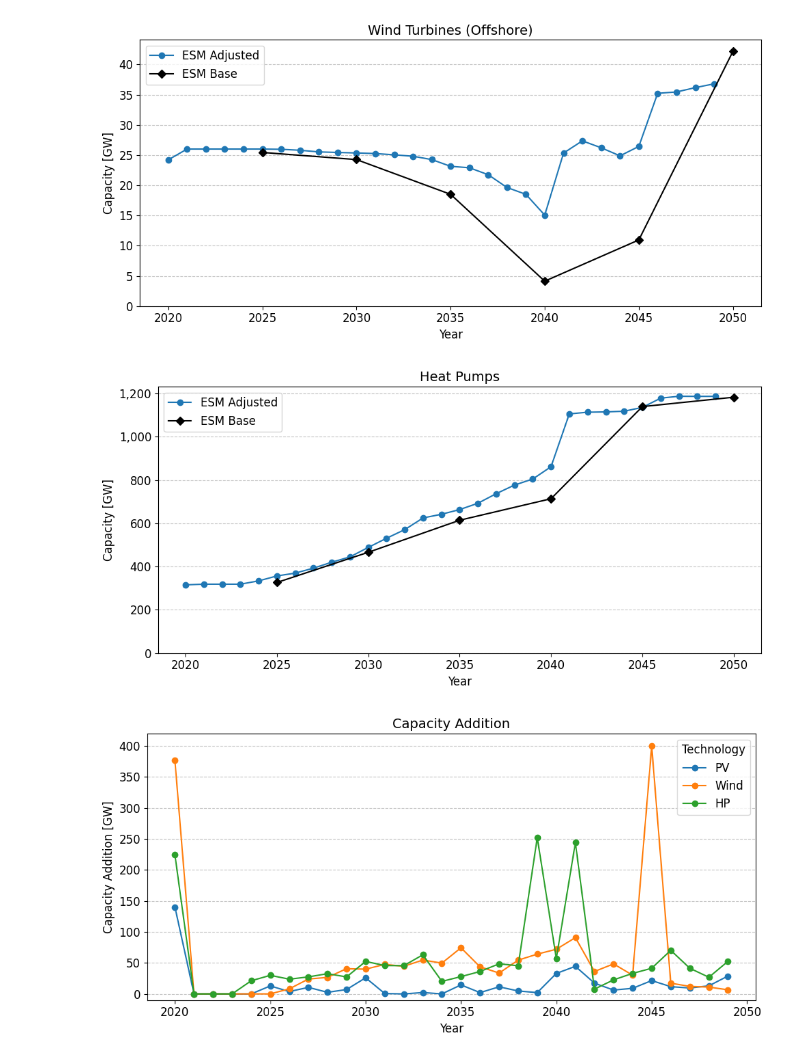
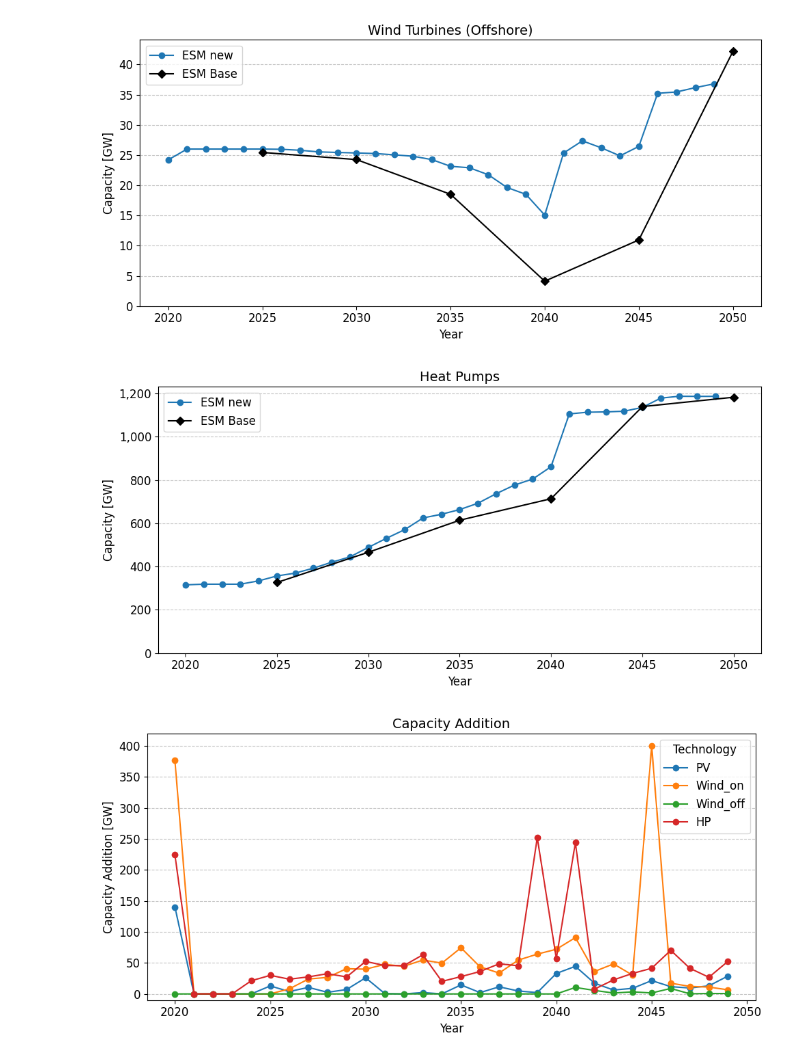
Before and after one commit to NicolaL1/ZEN-garden_SP, a Jupyter notebook: Data/energy_sytem/ESM_dataset_vs_example.ipynb, the cells around one changed output. Cells and saved outputs as stored; diff of their text form; code cells hidden in the pictures.

```diff
--- a/Data/energy_sytem/ESM_dataset_vs_example.ipynb
+++ b/Data/energy_sytem/ESM_dataset_vs_example.ipynb
@@ -11,23 +11,23 @@ input_datasets = [
     'energy_transition_example_output',
 ]
 
-input_labels = ['ESM_adjusted', 'ESM_base']
+input_labels = ['ESM_new', 'ESM_base']
 
 paths_input = [os.path.join("outputs", name) for name in input_datasets]
 results_input = [Results(path) for path in paths_input]
 
 input_start_years = {
-    'ESM_adjusted': 2020,
+    'ESM_new': 2020,
     'ESM_base': 2025,
 }
 
 input_intervals = {
-    'ESM_adjusted': 1,
+    'ESM_new': 1,
     'ESM_base': 5,
 }
 
 label_names = {
-    'ESM_adjusted': 'ESM Adjusted',
+    'ESM_new': 'ESM new',
     'ESM_base': 'ESM Base'
 }
 
@@ -41,12 +41,12 @@ os.makedirs(save_path, exist_ok=True)
 plt.rcParams.update({'font.size': 12})
 
 marker_styles = {
-    'ESM_adjusted': 'o',
+    'ESM_new': 'o',
     'ESM_base': 'D',
 }
 
 colors = {
-    'ESM_adjusted': '#1f77b4',
+    'ESM_new': '#1f77b4',
     'ESM_base': 'black'
 }
 
@@ -87,8 +87,8 @@ def plot_series(title, y_label, component, tech_filter=None, binning=False, ylim
 
         if split_techs_by_dataset:
             # Only for 'ESM_adjusted' dataset
-            res = results_input[input_labels.index('ESM_adjusted')]
-            label = 'ESM_adjusted'
+            res = results_input[input_labels.index('ESM_new')]
+            label = 'ESM_new'
             df = res.get_total(component)
             start_year = input_start_years[label]
             step = input_intervals.get(label, 1)
@@ -97,7 +97,8 @@ def plot_series(title, y_label, component, tech_filter=None, binning=False, ylim
             # Custom legend labels
             custom_labels = {
                 'photovoltaics': 'PV',
-                'wind_onshore': 'Wind',
+                'wind_onshore': 'Wind_on',
+                'wind_offshore': 'Wind_off',
                 'heat_pump': 'HP'
             }
 
@@ -106,7 +107,7 @@ def plot_series(title, y_label, component, tech_filter=None, binning=False, ylim
                     df_tech = df.loc[df.index.get_level_values('technology') == tech]
                     total = df_tech.sum(axis=0)
 
-                    if binning and label == 'ESM_adjusted':
+                    if binning and label == 'ESM_new':
                         bin_edges = [2020, 2025, 2030, 2035, 2040, 2045, 2050]
                         bin_labels = [2025, 2030, 2035, 2040, 2045, 2050]
                         binned = pd.cut(total.index, bins=bin_edges, labels=bin_labels, right=False)
@@ -133,7 +134,7 @@ def plot_series(title, y_label, component, tech_filter=None, binning=False, ylim
 
                 total = df.sum(axis=0)
 
-                if binning and label == 'ESM_adjusted':  # Only bin adjusted dataset
+                if binning and label == 'ESM_new':  # Only bin adjusted dataset
                     bin_edges = [2020, 2025, 2030, 2035, 2040, 2045, 2050]
                     bin_labels = [2025, 2030, 2035, 2040, 2045, 2050]
                     binned = pd.cut(total.index, bins=bin_edges, labels=bin_labels, right=False)
@@ -220,7 +221,7 @@ plot_series(
     title='Capacity Addition',
     y_label='Capacity Addition [GW]',
     component="capacity_addition",
-    tech_filter=['photovoltaics', 'wind_onshore', 'heat_pump'],
+    tech_filter=['photovoltaics', 'wind_onshore', 'wind_offshore', 'heat_pump'],
     split_techs_by_dataset=True,
     legend_loc='upper right',
     ylim_bottom=-20
@@ -234,3 +235,3 @@ plot_series(
-[figure, old version]
+[figure, new version]
-[figure, old version]
+[figure, new version]
-[figure, old version]
+[figure, new version]
```
Also changed, not shown: parts of 1 cell of this notebook.
